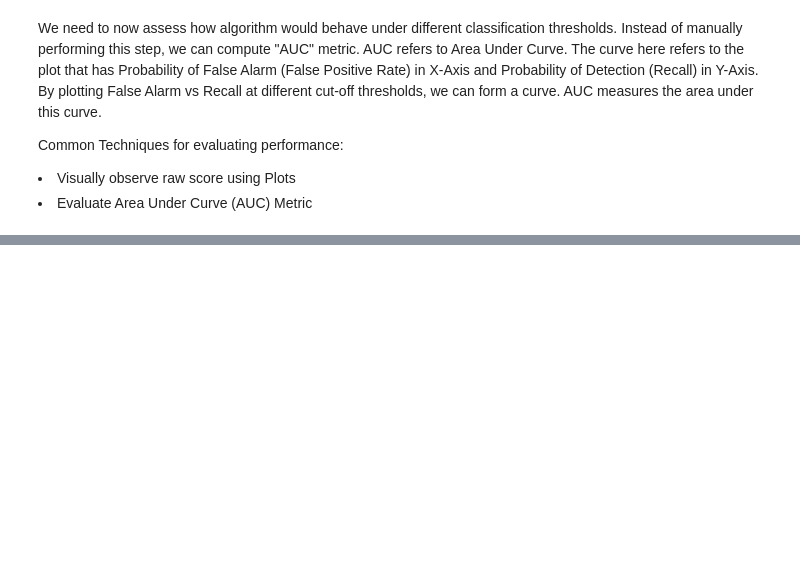
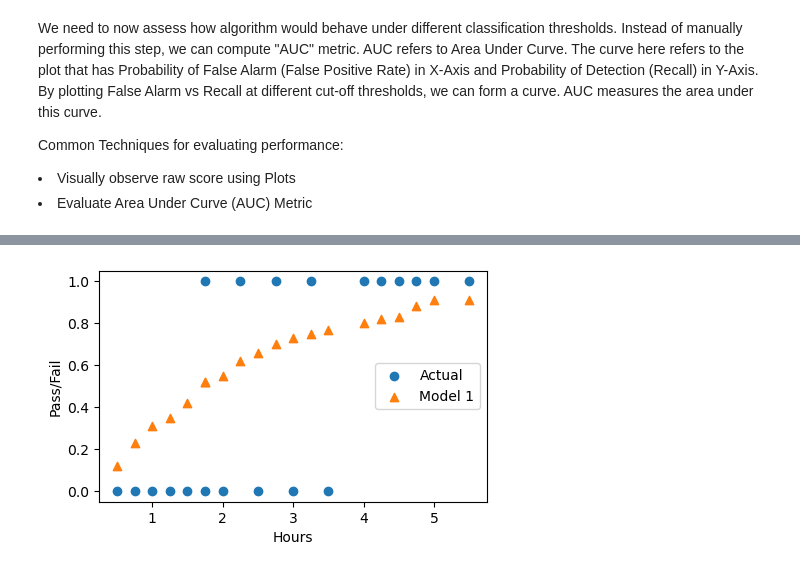
Before and after one commit to saravanankrishnarajan/SageMaker, a Jupyter notebook: Performance_Evaluation/binary_classifier_rawscore_evaluation.ipynb, the cells around one changed output, grey strips where cells are left out. Drawn from its saved outputs; the diff is of its cells as text; code cells hidden in the pictures; blank space fills up the shorter version.

```diff
--- a/Performance_Evaluation/binary_classifier_rawscore_evaluation.ipynb
+++ b/Performance_Evaluation/binary_classifier_rawscore_evaluation.ipynb
@@ -21,0 +54,12 @@ Matplotlib is building the font cache; this may take a moment.
+# %%
+### All Scores above cut-off threshold are considered Pass
+
+plt.figure(figsize=(5,3))
+plt.scatter(df['Hours'],df['Pass'],label='Actual')
+plt.scatter(df['Hours'],df['Model1_Prediction'],label='Model 1',marker='^')
+plt.legend(loc=7)
+plt.xlabel('Hours')
+plt.ylabel('Pass/Fail')
+plt.show()
+# %% [output]
+[figure, added]
```
Also changed, not shown: parts of 11 cells of this notebook, 1 other file.
